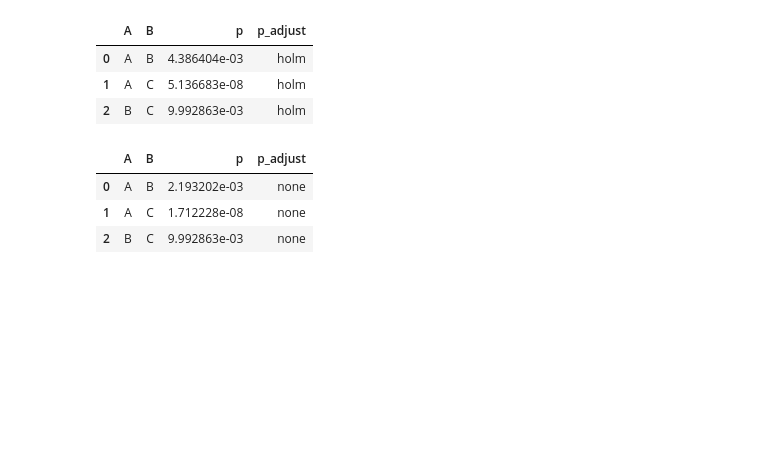
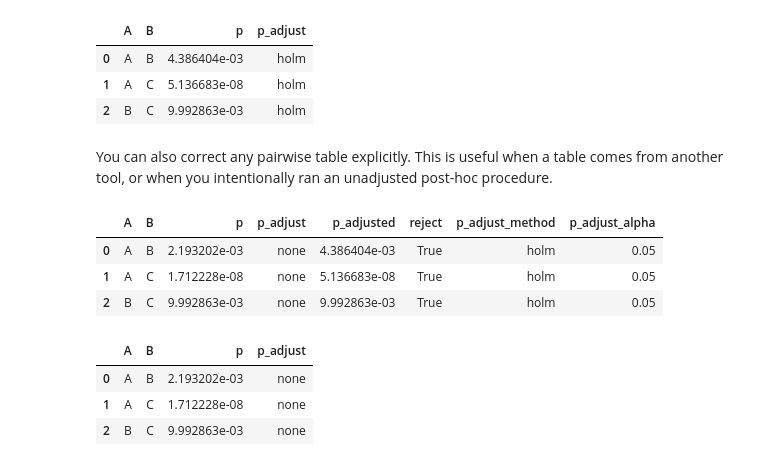
Before and after one commit to LucaMasin/pystars, a Jupyter notebook: examples/tutorial.ipynb, the cells around one changed output. Saved outputs shown, nothing was run; the diff lists cells and outputs as text; code cells hidden in the pictures; blank space fills up the shorter version.

```diff
--- a/examples/tutorial.ipynb
+++ b/examples/tutorial.ipynb
@@ -304,6 +321,16 @@ ph.pairwise
 | 0 | A | B | 4.386404e-03 | holm |
 | 1 | A | C | 5.136683e-08 | holm |
 | 2 | B | C | 9.992863e-03 | holm |
+# %% [markdown]
+You can also correct any pairwise table explicitly. This is useful when a table comes from another tool, or when you intentionally ran an unadjusted post-hoc procedure.
+# %%
+unadjusted = ps.posthoc_dunn(df_3group, value="value", group="group", p_adjust=None).pairwise
+ps.adjust_pairwise(unadjusted, method="holm")
+# %% [output]
+|  | A | B | p | p_adjust | p_adjusted | reject | p_adjust_method | p_adjust_alpha |
+| 0 | A | B | 2.193202e-03 | none | 4.386404e-03 | True | holm | 0.05 |
+| 1 | A | C | 1.712228e-08 | none | 5.136683e-08 | True | holm | 0.05 |
+| 2 | B | C | 9.992863e-03 | none | 9.992863e-03 | True | holm | 0.05 |
 # %%
 # Unadjusted Dunn's
 ps.posthoc_dunn(df_3group, value="value", group="group", p_adjust=None).pairwise
```
Also changed, not shown: parts of 3 cells of this notebook, 7 other files.
